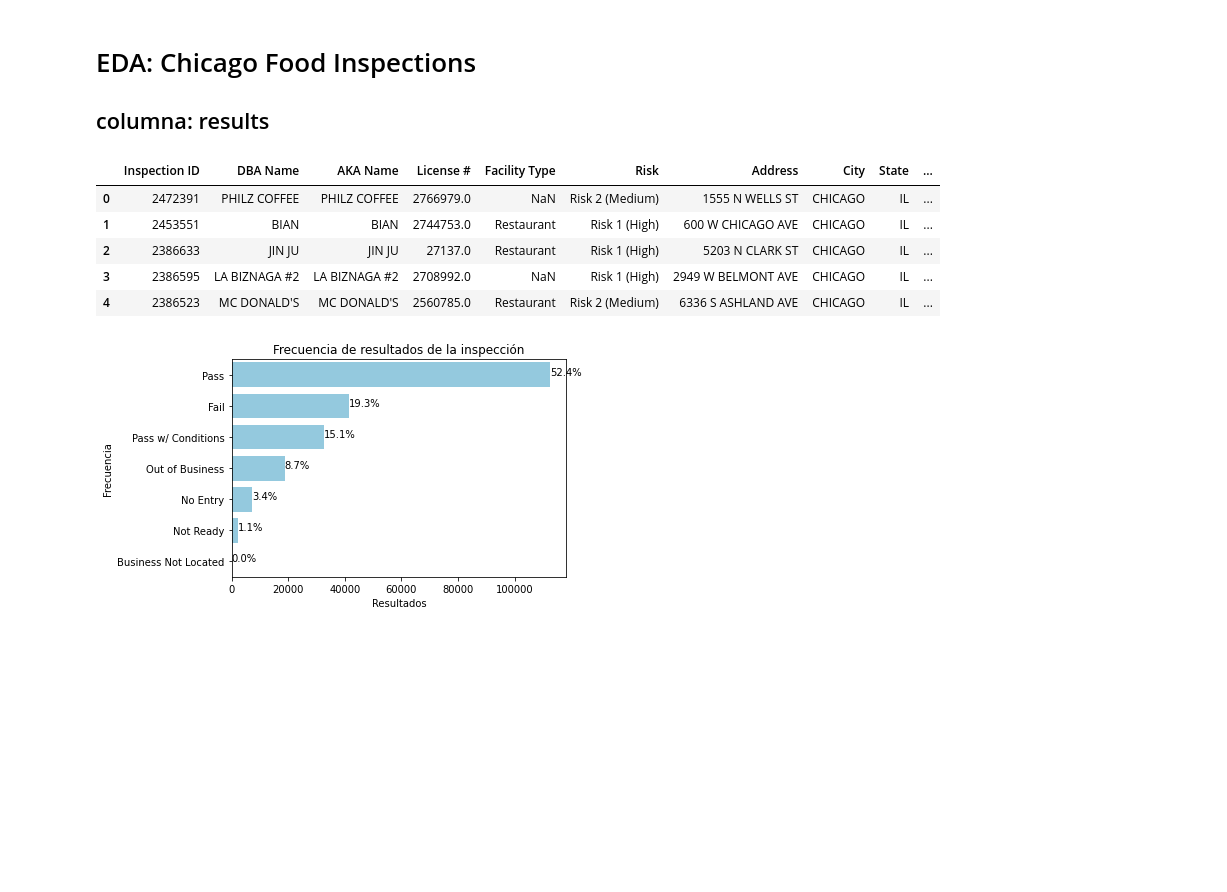
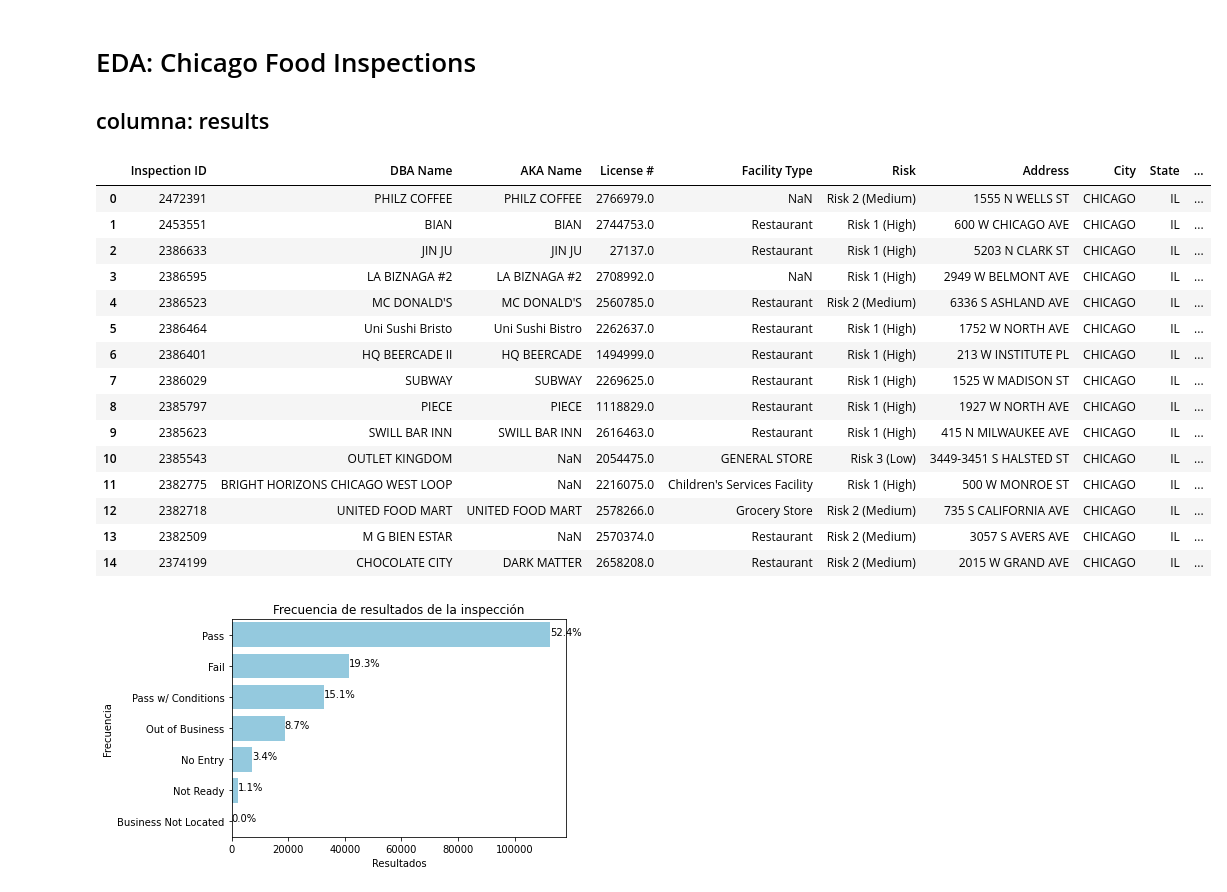
Before and after one commit to AnaTorresR/DPA-ADEI, a Jupyter notebook: notebooks/eda_results.ipynb, the cells around one changed output. Drawn from its saved outputs; the diff is of its cells as text; code cells hidden in the pictures; blank space fills up the shorter version.

```diff
--- a/notebooks/eda_results.ipynb
+++ b/notebooks/eda_results.ipynb
@@ -9,14 +9,24 @@ import seaborn as sns
 # %%
 inspections = pd.read_csv('../../Food_Inspections.csv')
 # %%
-inspections.head(5)
+inspections.head(15)
 # %% [output]
 |  | Inspection ID | DBA Name | AKA Name | License # | Facility Type | Risk | Address | City | State | ... |
 | 0 | 2472391 | PHILZ COFFEE | PHILZ COFFEE | 2766979.0 | NaN | Risk 2 (Medium) | 1555 N WELLS ST | CHICAGO | IL | ... |
 | 1 | 2453551 | BIAN | BIAN | 2744753.0 | Restaurant | Risk 1 (High) | 600 W CHICAGO AVE | CHICAGO | IL | ... |
 | 2 | 2386633 | JIN JU | JIN JU | 27137.0 | Restaurant | Risk 1 (High) | 5203 N CLARK ST | CHICAGO | IL | ... |
 | 3 | 2386595 | LA BIZNAGA #2 | LA BIZNAGA #2 | 2708992.0 | NaN | Risk 1 (High) | 2949 W BELMONT AVE | CHICAGO | IL | ... |
 | 4 | 2386523 | MC DONALD'S | MC DONALD'S | 2560785.0 | Restaurant | Risk 2 (Medium) | 6336 S ASHLAND AVE | CHICAGO | IL | ... |
+| 5 | 2386464 | Uni Sushi Bristo | Uni Sushi Bistro | 2262637.0 | Restaurant | Risk 1 (High) | 1752 W NORTH AVE | CHICAGO | IL | ... |
+| 6 | 2386401 | HQ BEERCADE II | HQ BEERCADE | 1494999.0 | Restaurant | Risk 1 (High) | 213 W INSTITUTE PL | CHICAGO | IL | ... |
+| 7 | 2386029 | SUBWAY | SUBWAY | 2269625.0 | Restaurant | Risk 1 (High) | 1525 W MADISON ST | CHICAGO | IL | ... |
+| 8 | 2385797 | PIECE | PIECE | 1118829.0 | Restaurant | Risk 1 (High) | 1927 W NORTH AVE | CHICAGO | IL | ... |
+| 9 | 2385623 | SWILL BAR INN | SWILL BAR INN | 2616463.0 | Restaurant | Risk 1 (High) | 415 N MILWAUKEE AVE | CHICAGO | IL | ... |
+| 10 | 2385543 | OUTLET KINGDOM | NaN | 2054475.0 | GENERAL STORE | Risk 3 (Low) | 3449-3451 S HALSTED ST | CHICAGO | IL | ... |
+| 11 | 2382775 | BRIGHT HORIZONS CHICAGO WEST LOOP | NaN | 2216075.0 | Children's Services Facility | Risk 1 (High) | 500 W MONROE ST | CHICAGO | IL | ... |
+| 12 | 2382718 | UNITED FOOD MART | UNITED FOOD MART | 2578266.0 | Grocery Store | Risk 2 (Medium) | 735 S CALIFORNIA AVE | CHICAGO | IL | ... |
+| 13 | 2382509 | M G BIEN ESTAR | NaN | 2570374.0 | Restaurant | Risk 2 (Medium) | 3057 S AVERS AVE | CHICAGO | IL | ... |
+| 14 | 2374199 | CHOCOLATE CITY | DARK MATTER | 2658208.0 | Restaurant | Risk 2 (Medium) | 2015 W GRAND AVE | CHICAGO | IL | ... |
 # %%
 percentage = lambda i: len(i) / float(len(x)) * 100
 # %%
```
Also changed, not shown: 2 other files.
